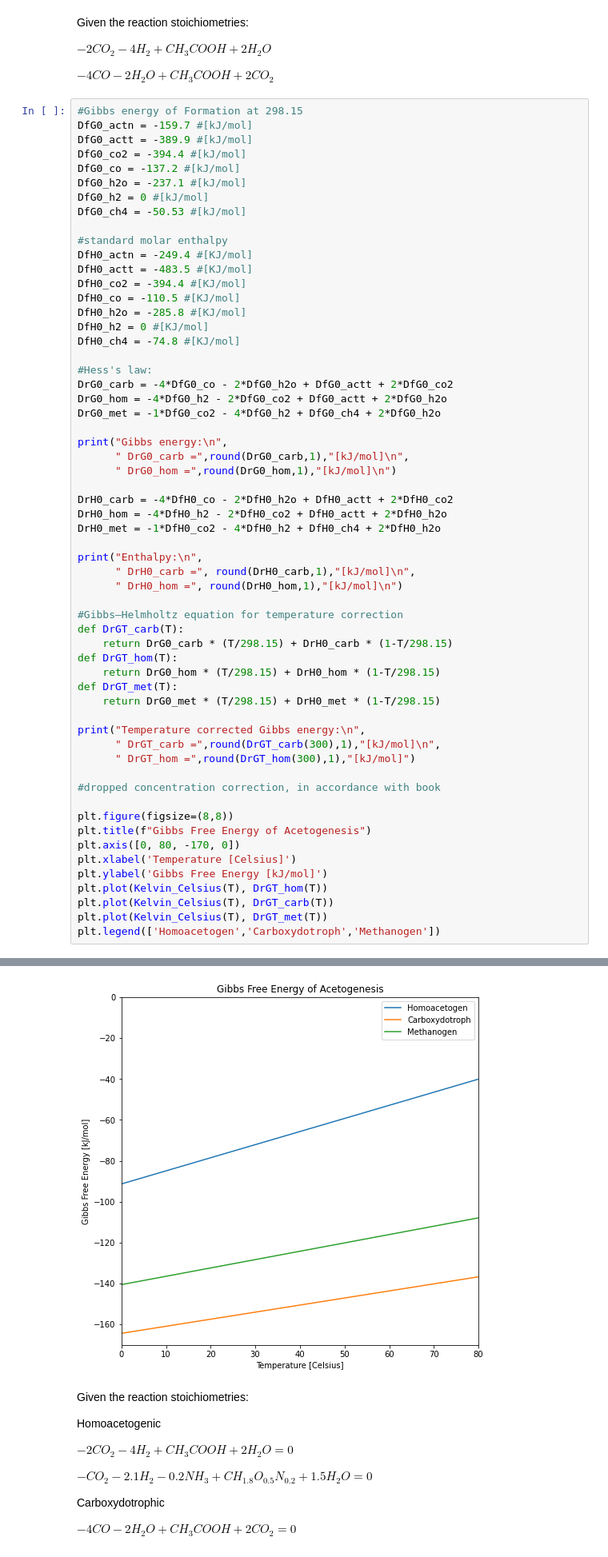
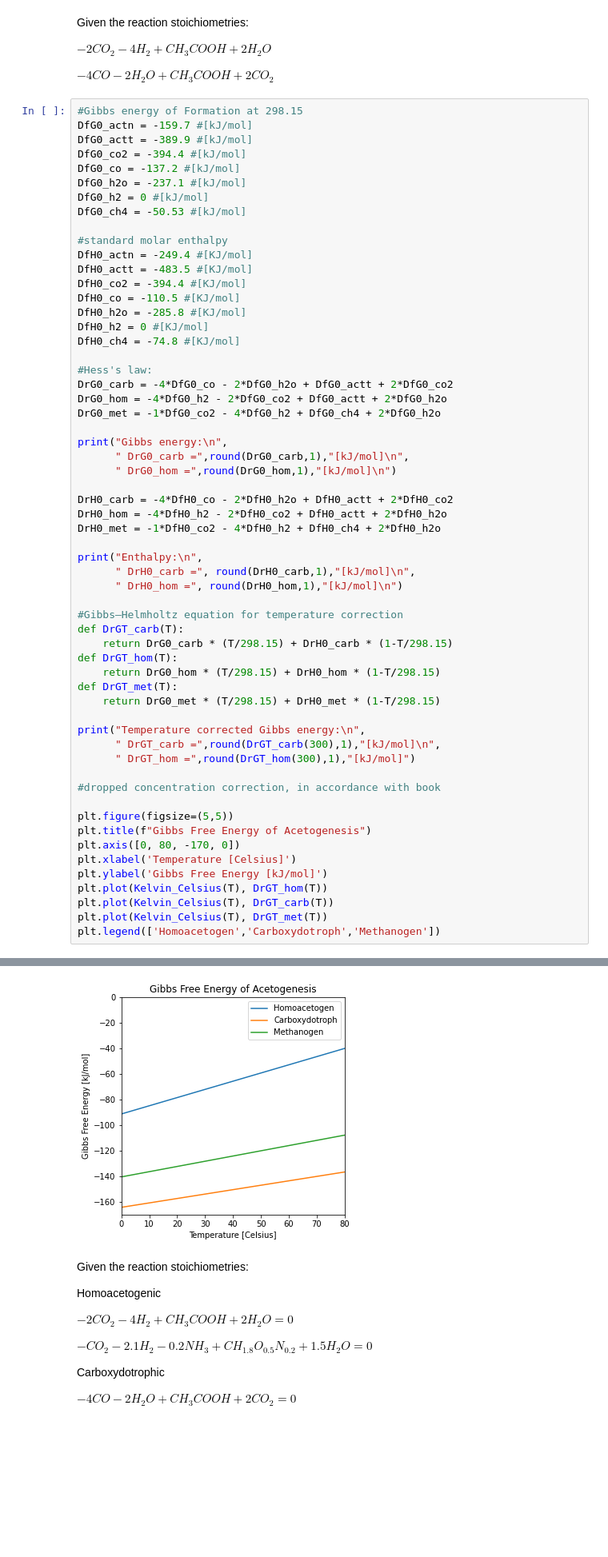
Before and after one commit to biosustain/CO2_fixation_models, a Jupyter notebook: Scripts/S1_AcetogenYieldTempDependency.ipynb, the cells around one changed output, grey strips where cells are left out. Shown at 80% size. Saved outputs shown, nothing was run; the diff lists cells and outputs as text; blank space fills up the shorter version.

```diff
--- a/Scripts/S1_AcetogenYieldTempDependency.ipynb
+++ b/Scripts/S1_AcetogenYieldTempDependency.ipynb
@@ -111,35 +111,35 @@ def DrGT_hom(T):
 def DrGT_met(T):
     return DrG0_met * (T/298.15) + DrH0_met * (1-T/298.15)
 
 print("Temperature corrected Gibbs energy:\n",
       " DrGT_carb =",round(DrGT_carb(300),1),"[kJ/mol]\n",
       " DrGT_hom =",round(DrGT_hom(300),1),"[kJ/mol]")
 
 #dropped concentration correction, in accordance with book
 
-plt.figure(figsize=(8,8))
+plt.figure(figsize=(5,5))
 plt.title(f"Gibbs Free Energy of Acetogenesis")
 plt.axis([0, 80, -170, 0])
 plt.xlabel('Temperature [Celsius]')
 plt.ylabel('Gibbs Free Energy [kJ/mol]')
 plt.plot(Kelvin_Celsius(T), DrGT_hom(T))
 plt.plot(Kelvin_Celsius(T), DrGT_carb(T))
 plt.plot(Kelvin_Celsius(T), DrGT_met(T))
 plt.legend(['Homoacetogen','Carboxydotroph','Methanogen'])
 # %% [output]
 Gibbs energy:
   DrG0_carb = -155.7 [kJ/mol]
   DrG0_hom = -75.3 [kJ/mol]
 
 Enthalpy:
   DrH0_carb = -258.7 [kJ/mol]
   DrH0_hom = -266.3 [kJ/mol]
 
 Temperature corrected Gibbs energy:
   DrGT_carb = -155.1 [kJ/mol]
   DrGT_hom = -74.1 [kJ/mol]
 <matplotlib.legend.Legend at 0x...>
-[figure, old version]
+[figure, new version]
 # %% [markdown]
 <p>Given the reaction stoichiometries:</p>
 
```
Also changed, not shown: parts of 4 cells of this notebook.
